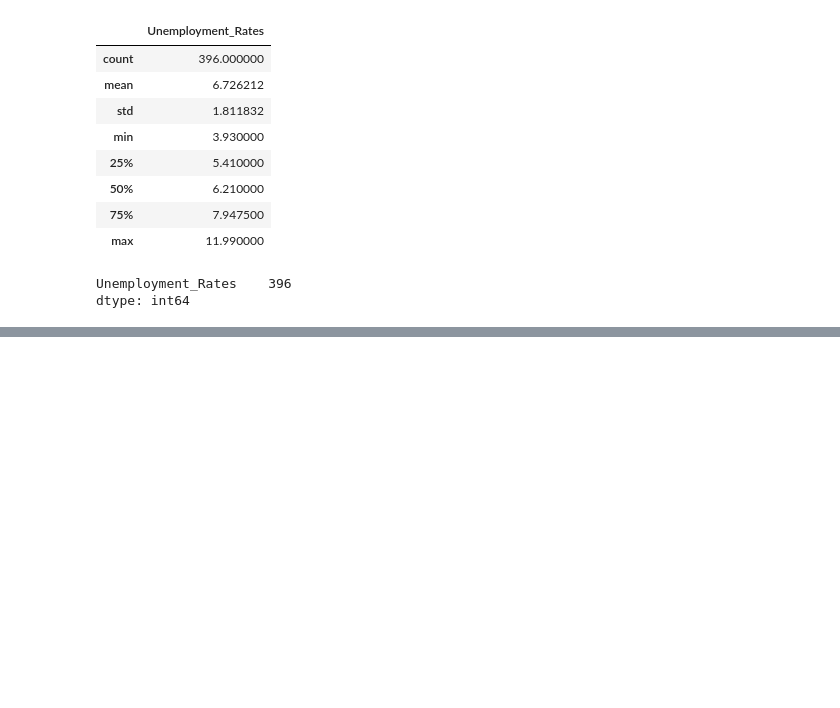
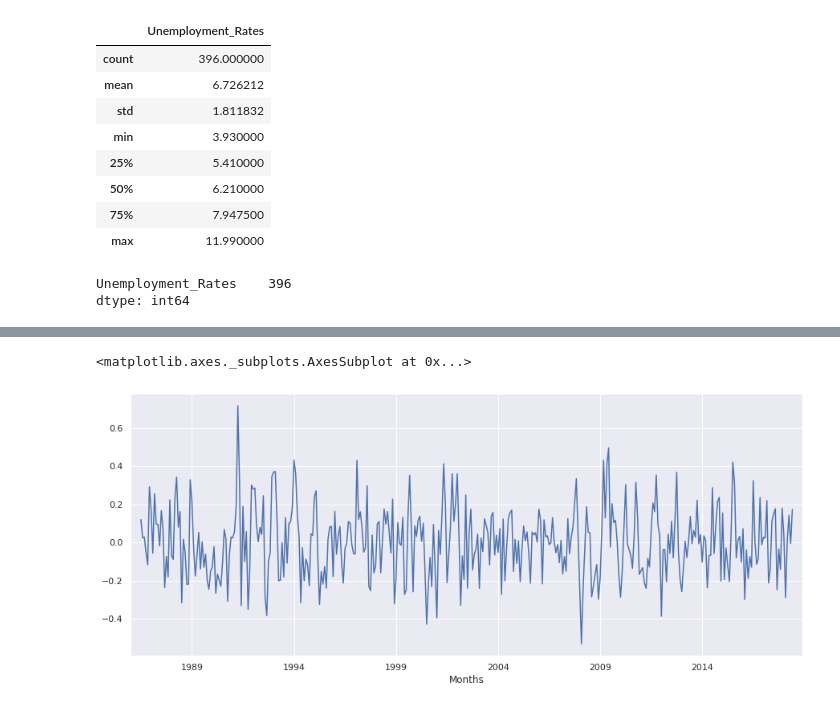
Before and after one commit to Theodin28/QBUS6840, a Jupyter notebook: QBUS_Assign3.ipynb, the cells around one changed output, grey strips where cells are left out. Drawn from its saved outputs; the diff is of its cells as text; code cells hidden in the pictures; blank space fills up the shorter version.

```diff
--- a/QBUS_Assign3.ipynb
+++ b/QBUS_Assign3.ipynb
@@ -38,0 +76,6 @@ dtype: int64
+# %%
+resid = decomposition.resid
+resid.plot()
+# %% [output]
+<matplotlib.axes._subplots.AxesSubplot at 0x...>
+[figure, added]
```
Also changed, not shown: parts of 8 cells of this notebook.
